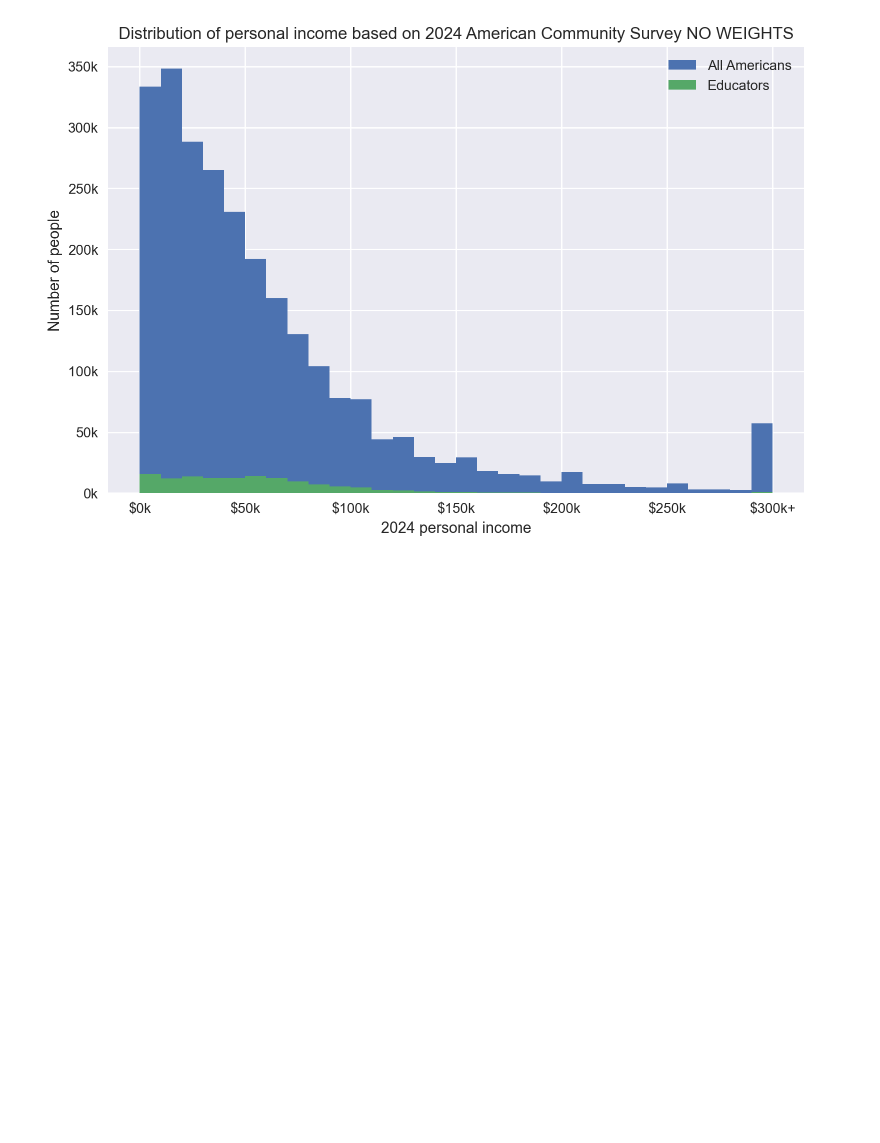
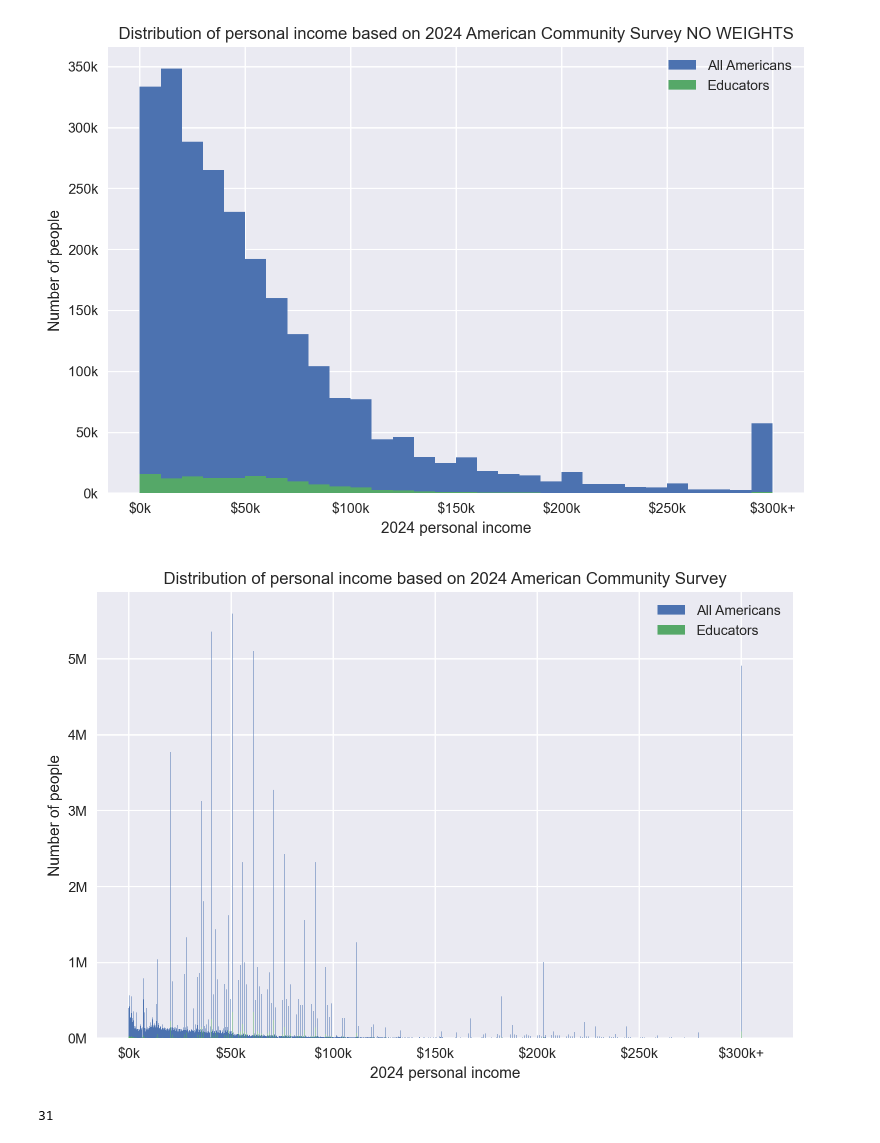
Before and after one commit to ajschumacher/show_the_data, a Jupyter notebook: 20260401-part_to_whole.ipynb, the cells around one changed output. Drawn from its saved outputs; the diff is of its cells as text; code cells hidden in the pictures; blank space fills up the shorter version.

```diff
--- a/20260401-part_to_whole.ipynb
+++ b/20260401-part_to_whole.ipynb
@@ -91,3 +91,36 @@ plt.title('Distribution of personal income based on 2024 American Community Surv
 plt.show()
 # %% [output]
 [figure]
+# %%
+bins = range(0, 310_000, 1_00)
+
+def fmt(x, _):
+    label = f'${int(x/1000)}k'
+    if x == 300000:
+        label += '+'
+    return label
+
+plt.hist(
+    data.inc2024.clip(upper=300_000),
+    weights=data.PWGTP,
+    bins=bins,
+    label='All Americans')
+subset_selector = data.SOCP.str.startswith('25')
+plt.hist(
+    data.inc2024.clip(upper=300_000)[subset_selector],
+    weights=data.PWGTP[subset_selector],
+    bins=bins,
+    label='Educators')
+plt.gca().xaxis.set_major_formatter(mticker.FuncFormatter(fmt))
+plt.gca().yaxis.set_major_formatter(mticker.FuncFormatter(lambda x, _: f'{x/1e6:.0f}M'))
+plt.xlabel('2024 personal income')
+plt.ylabel('Number of people')
+plt.legend()
+plt.title('Distribution of personal income based on 2024 American Community Survey')
+plt.show()
+# %% [output]
+[figure, added]
+# %%
+len(bins)
+# %% [output]
+31
```
Also changed, not shown: 1 other file.
